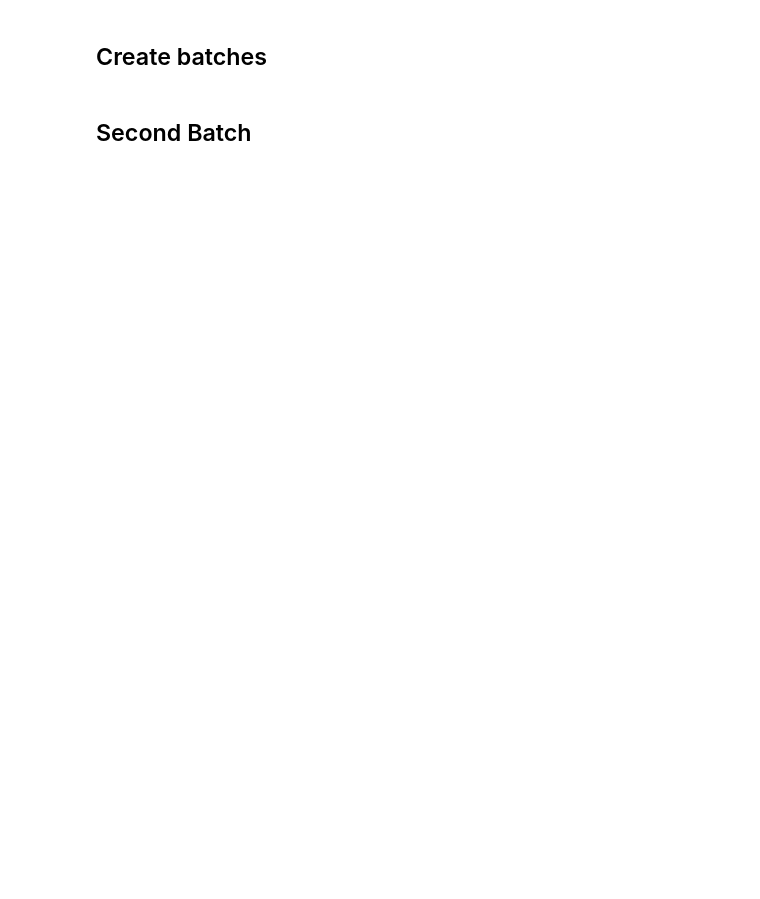
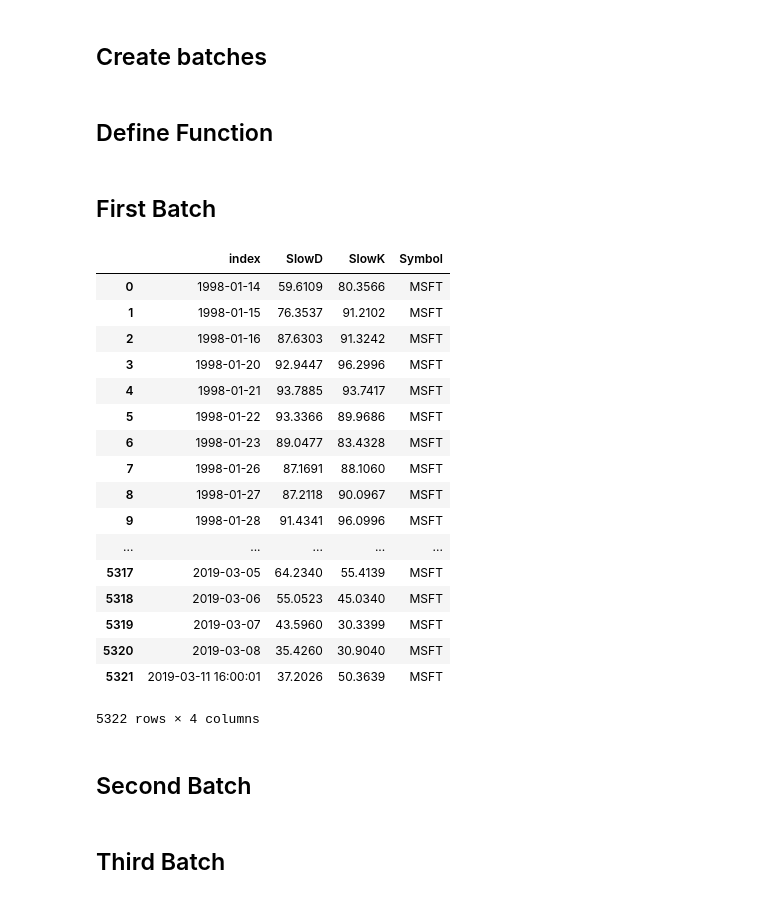
Before and after one commit to wessoncc/lobster-godzilla, a Jupyter notebook: FinalProject/Python/Alpha_API/Alpha_API_Request-STOCH.ipynb, the cells around one changed output. Saved outputs shown, nothing was run; the diff lists cells and outputs as text; code cells hidden in the pictures; blank space fills up the shorter version.

```diff
--- a/FinalProject/Python/Alpha_API/Alpha_API_Request-STOCH.ipynb
+++ b/FinalProject/Python/Alpha_API/Alpha_API_Request-STOCH.ipynb
@@ -112,3 +53,5 @@ DJIA = [b1, b2, b3, b4, b5, b6]
+# %% [markdown]
+## Define Function
 # %%
 def getData():
     response = requests.get(f"{MainUrl}function={Measure}&symbol={ticker}&interval={interval}&time_period={time_period}&series_type={series_type}&apikey={API_KEY}")
@@ -116,6 +59,8 @@ def getData():
     for key in data[f'Technical Analysis: {Measure}']:
         data[f'Technical Analysis: {Measure}'][key].update({'Symbol' :f"{ticker}"})
     output_df.append(data[f'Technical Analysis: {Measure}'])
+# %% [markdown]
+## First Batch
 # %%
 #b1
 Measure = "STOCH"
@@ -137,7 +82,8 @@ for x in range(0,5):
     STOCH_b1.append(output_df[x])
 # %%
 #b1
-STOCH = STOCH_b1; STOCH_MSFT = STOCH[0]; STOCH_WMT = STOCH[1]; STOCH_V = STOCH[2]; STOCH_AXP = STOCH[3]; STOCH_PG = STOCH[4];
+STOCH = STOCH_b1
+STOCH_MSFT = STOCH[0]; STOCH_WMT = STOCH[1]; STOCH_V = STOCH[2]; STOCH_AXP = STOCH[3]; STOCH_PG = STOCH[4];
 
 #b1
 STOCH_MSFT = STOCH_MSFT.reset_index(drop=False)
@@ -157,6 +103,27 @@ STOCH_AXP.to_sql(name = f'{Measure}_AXP', con = engine,
         if_exists = 'replace', chunksize = 75)
 STOCH_PG.to_sql(name = f'{Measure}_PG', con = engine,
         if_exists = 'replace', chunksize = 75)
+# %%
+STOCH_MSFT
+# %% [output]
+|  | index | SlowD | SlowK | Symbol |
+| 0 | 1998-01-14 | 59.6109 | 80.3566 | MSFT |
+| 1 | 1998-01-15 | 76.3537 | 91.2102 | MSFT |
+| 2 | 1998-01-16 | 87.6303 | 91.3242 | MSFT |
+| 3 | 1998-01-20 | 92.9447 | 96.2996 | MSFT |
+| 4 | 1998-01-21 | 93.7885 | 93.7417 | MSFT |
+| 5 | 1998-01-22 | 93.3366 | 89.9686 | MSFT |
+| 6 | 1998-01-23 | 89.0477 | 83.4328 | MSFT |
+| 7 | 1998-01-26 | 87.1691 | 88.1060 | MSFT |
+| 8 | 1998-01-27 | 87.2118 | 90.0967 | MSFT |
+| 9 | 1998-01-28 | 91.4341 | 96.0996 | MSFT |
+| ... | ... | ... | ... | ... |
+| 5317 | 2019-03-05 | 64.2340 | 55.4139 | MSFT |
+| 5318 | 2019-03-06 | 55.0523 | 45.0340 | MSFT |
+| 5319 | 2019-03-07 | 43.5960 | 30.3399 | MSFT |
+| 5320 | 2019-03-08 | 35.4260 | 30.9040 | MSFT |
+| 5321 | 2019-03-11 16:00:01 | 37.2026 | 50.3639 | MSFT |
+5322 rows × 4 columns
 # %% [markdown]
 ## Second Batch
 # %%
@@ -203,6 +170,8 @@ STOCH_KO.to_sql(name = f'{Measure}_KO', con = engine,
         if_exists = 'replace', chunksize = 75)
 STOCH_NKE.to_sql(name = f'{Measure}_NKE', con = engine,
         if_exists = 'replace', chunksize = 75)
+# %% [markdown]
+## Third Batch
 # %%
 #b3
 Measure = "STOCH"
```
Also changed, not shown: parts of 27 cells of this notebook, 3 other files.
